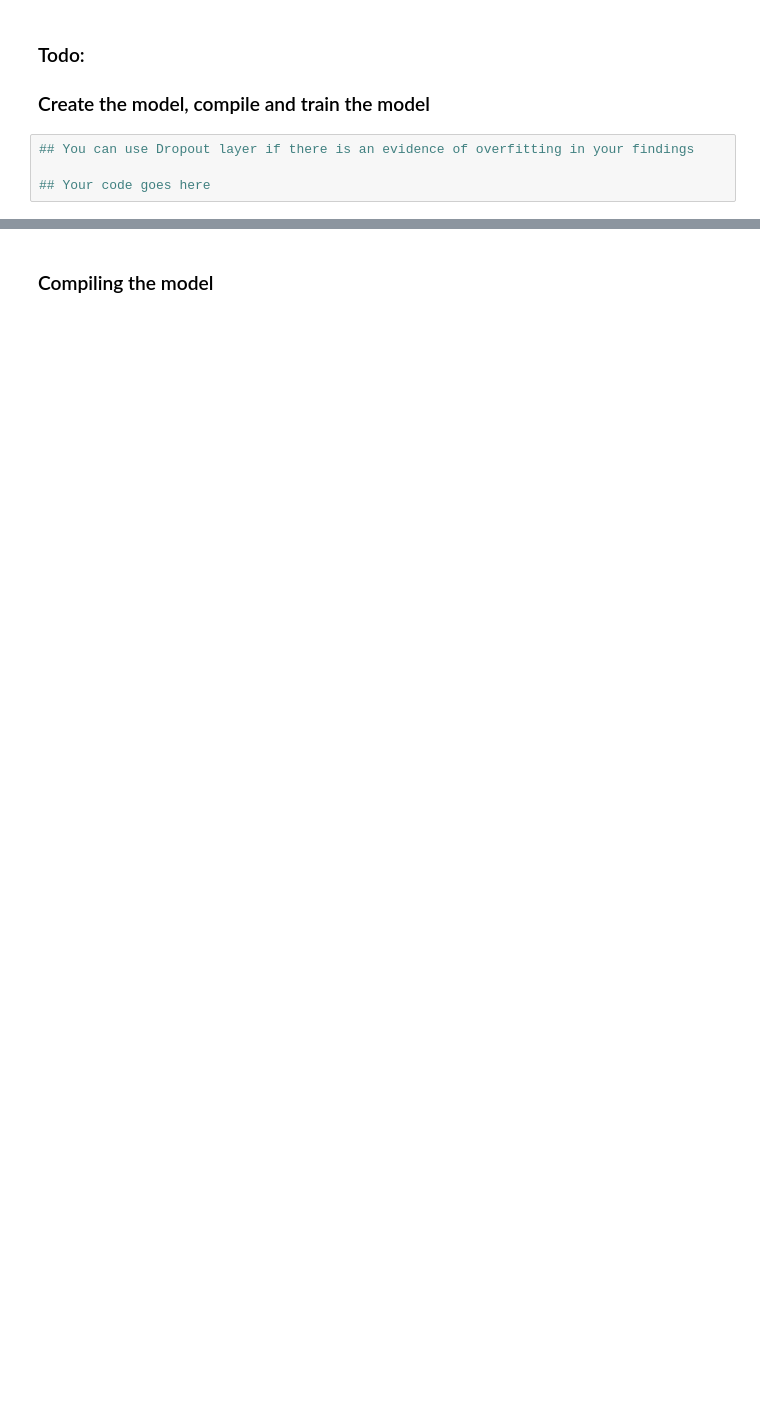
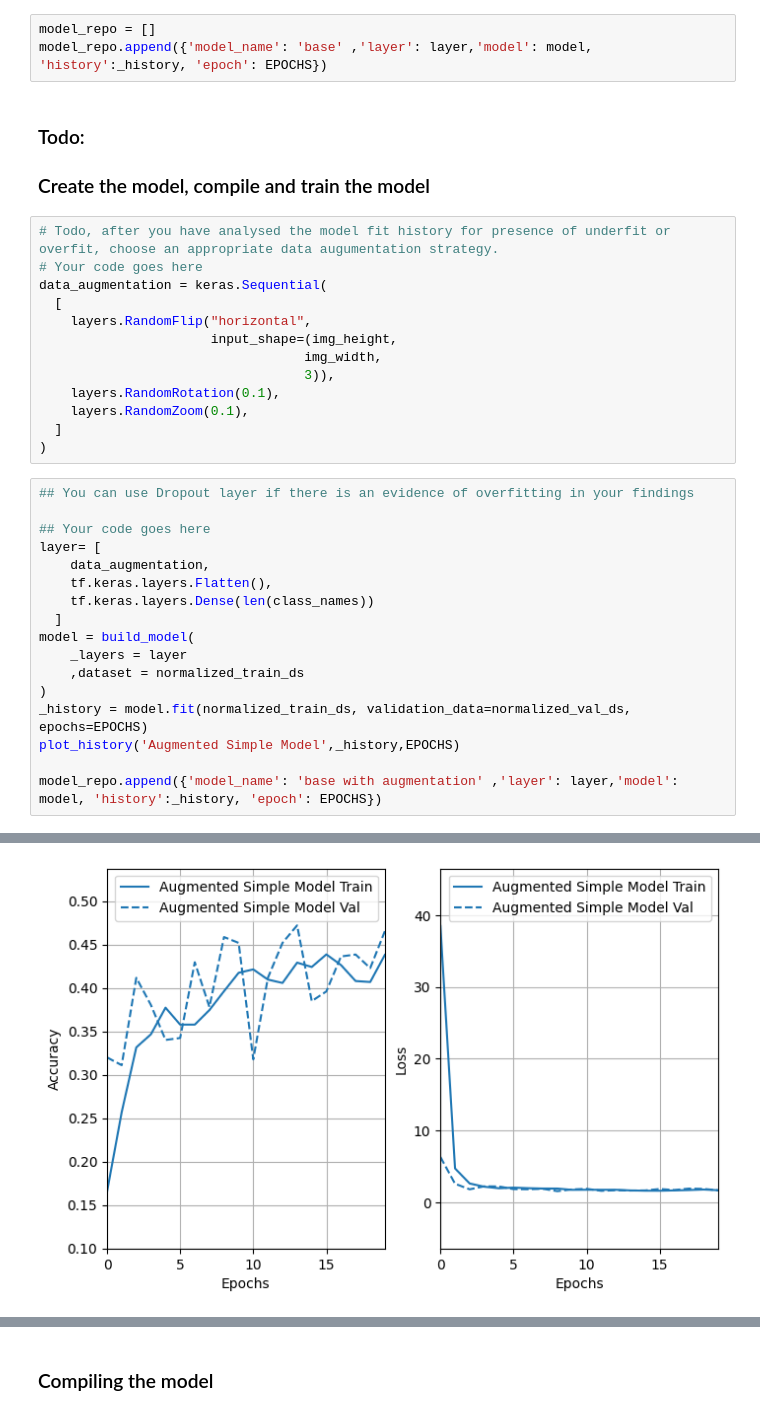
Before and after one commit to lindatey/melanoma_detector_with_cnn, a Jupyter notebook: Assignment_CNN_Skin_Cancer.ipynb, the cells around one changed output, grey strips where cells are left out. Drawn from its saved outputs; the diff is of its cells as text; blank space fills up the shorter version.

```diff
--- a/Assignment_CNN_Skin_Cancer.ipynb
+++ b/Assignment_CNN_Skin_Cancer.ipynb
@@ -294,7 +309,37 @@ plt.ylim([0.5, 0.7])
+# %%
+model_repo = []
+model_repo.append({'model_name': 'base' ,'layer': layer,'model': model, 'history':_history, 'epoch': EPOCHS})
 # %% [markdown]
 ### Todo:
 ### Create the model, compile and train the model
+# %%
+# Todo, after you have analysed the model fit history for presence of underfit or overfit, choose an appropriate data augumentation strategy.
+# Your code goes here
+data_augmentation = keras.Sequential(
+  [
+    layers.RandomFlip("horizontal",
+                      input_shape=(img_height,
+                                  img_width,
+                                  3)),
+    layers.RandomRotation(0.1),
+    layers.RandomZoom(0.1),
+  ]
+)
 # %%
 ## You can use Dropout layer if there is an evidence of overfitting in your findings
 
 ## Your code goes here
+layer= [
+    data_augmentation,
+    tf.keras.layers.Flatten(),
+    tf.keras.layers.Dense(len(class_names))
+  ]
+model = build_model(
+    _layers = layer
+    ,dataset = normalized_train_ds
+)
+_history = model.fit(normalized_train_ds, validation_data=normalized_val_ds, epochs=EPOCHS)
+plot_history('Augmented Simple Model',_history,EPOCHS)
+
+model_repo.append({'model_name': 'base with augmentation' ,'layer': layer,'model': model, 'history':_history, 'epoch': EPOCHS})
+# %% [output]
@@ -300,0 +363 @@ plt.ylim([0.5, 0.7])
+[figure, added]
```
Also changed, not shown: parts of 44 cells of this notebook.
